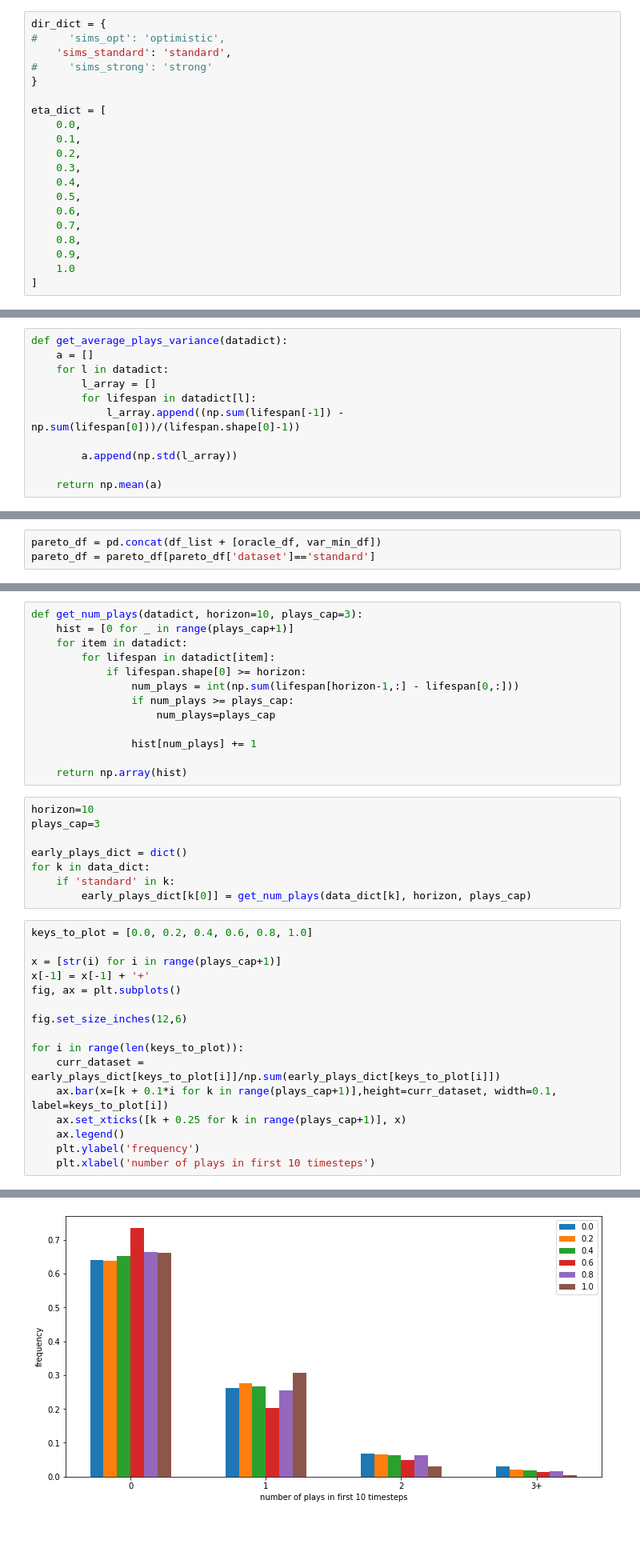
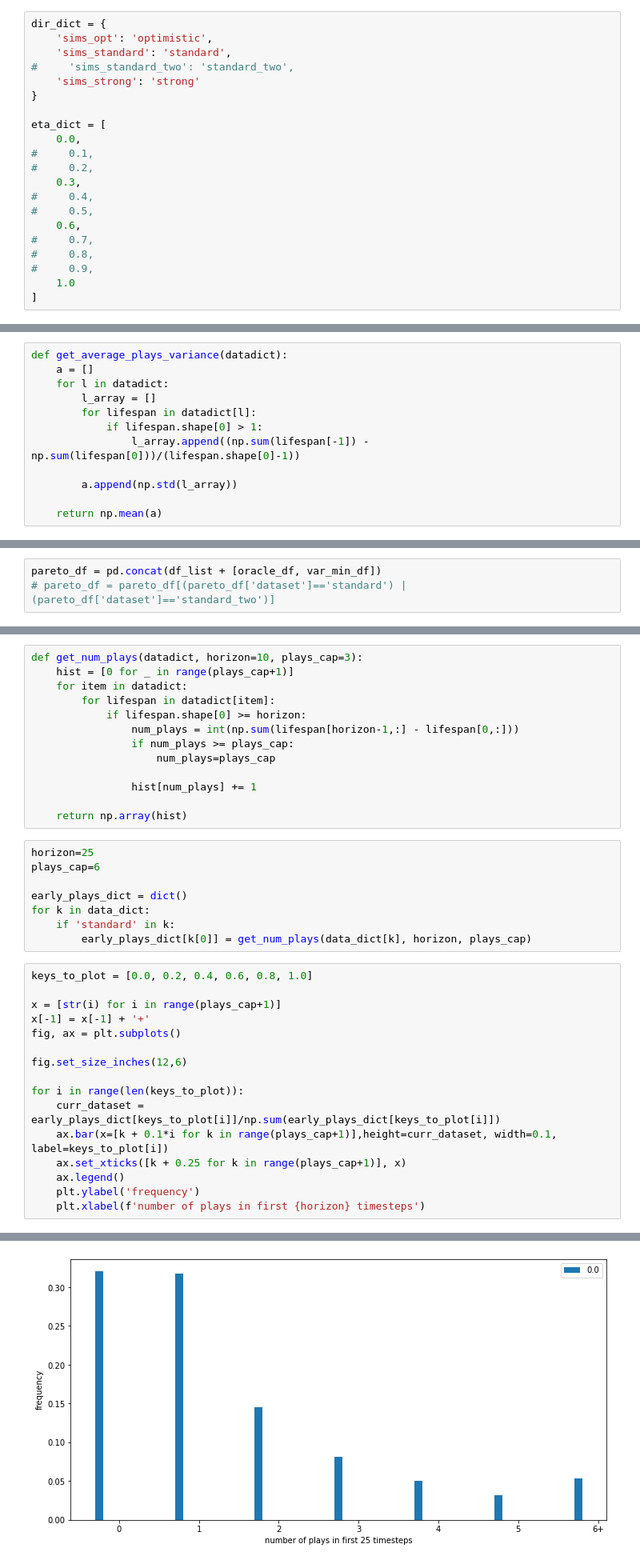
Before and after one commit to LEFTA98/ratings_with_eb, a Jupyter notebook: ec_plots.ipynb, the cells around one changed output, grey strips where cells are left out. Shown at 80% size. Drawn from its saved outputs; the diff is of its cells as text; blank space fills up the shorter version.

```diff
--- a/ec_plots.ipynb
+++ b/ec_plots.ipynb
@@ -44,22 +48,23 @@ print(prior_a, prior_b)
 ## Load in and sanitize simulation results
 # %%
 dir_dict = {
-#     'sims_opt': 'optimistic',
+    'sims_opt': 'optimistic',
     'sims_standard': 'standard',
-#     'sims_strong': 'strong'
+#     'sims_standard_two': 'standard_two',
+    'sims_strong': 'strong'
 }
 
 eta_dict = [
     0.0,
-    0.1,
-    0.2,
+#     0.1,
+#     0.2,
     0.3,
-    0.4,
-    0.5,
+#     0.4,
+#     0.5,
     0.6,
-    0.7,
-    0.8,
-    0.9,
+#     0.7,
+#     0.8,
+#     0.9,
     1.0
 ]
 # %%
@@ -261,7 +268,8 @@ def get_average_plays_variance(datadict):
     for l in datadict:
         l_array = []
         for lifespan in datadict[l]:
-            l_array.append((np.sum(lifespan[-1]) - np.sum(lifespan[0]))/(lifespan.shape[0]-1))
+            if lifespan.shape[0] > 1:
+                l_array.append((np.sum(lifespan[-1]) - np.sum(lifespan[0]))/(lifespan.shape[0]-1))
 
         a.append(np.std(l_array))
 
@@ -314,4 +322,4 @@ var_min_df = pd.DataFrame([[0,
                            columns=['eta', 'dataset', 'prior_a', 'prior_b', 'regret', 'var'])
 # %%
 pareto_df = pd.concat(df_list + [oracle_df, var_min_df])
-pareto_df = pareto_df[pareto_df['dataset']=='standard']
+# pareto_df = pareto_df[(pareto_df['dataset']=='standard') | (pareto_df['dataset']=='standard_two')]
@@ -451,8 +483,8 @@ def get_num_plays(datadict, horizon=10, plays_cap=3):
 
     return np.array(hist)
 # %%
-horizon=10
-plays_cap=3
+horizon=25
+plays_cap=6
 
 early_plays_dict = dict()
 for k in data_dict:
@@ -473,5 +505,5 @@ for i in range(len(keys_to_plot)):
     ax.set_xticks([k + 0.25 for k in range(plays_cap+1)], x)
     ax.legend()
     plt.ylabel('frequency')
-    plt.xlabel('number of plays in first 10 timesteps')
+    plt.xlabel(f'number of plays in first {horizon} timesteps')
 # %% [output]
@@ -478 +511 @@ for i in range(len(keys_to_plot)):
-[figure, old version]
+[figure, new version]
```
Also changed, not shown: parts of 6 cells of this notebook, 3 other files.
